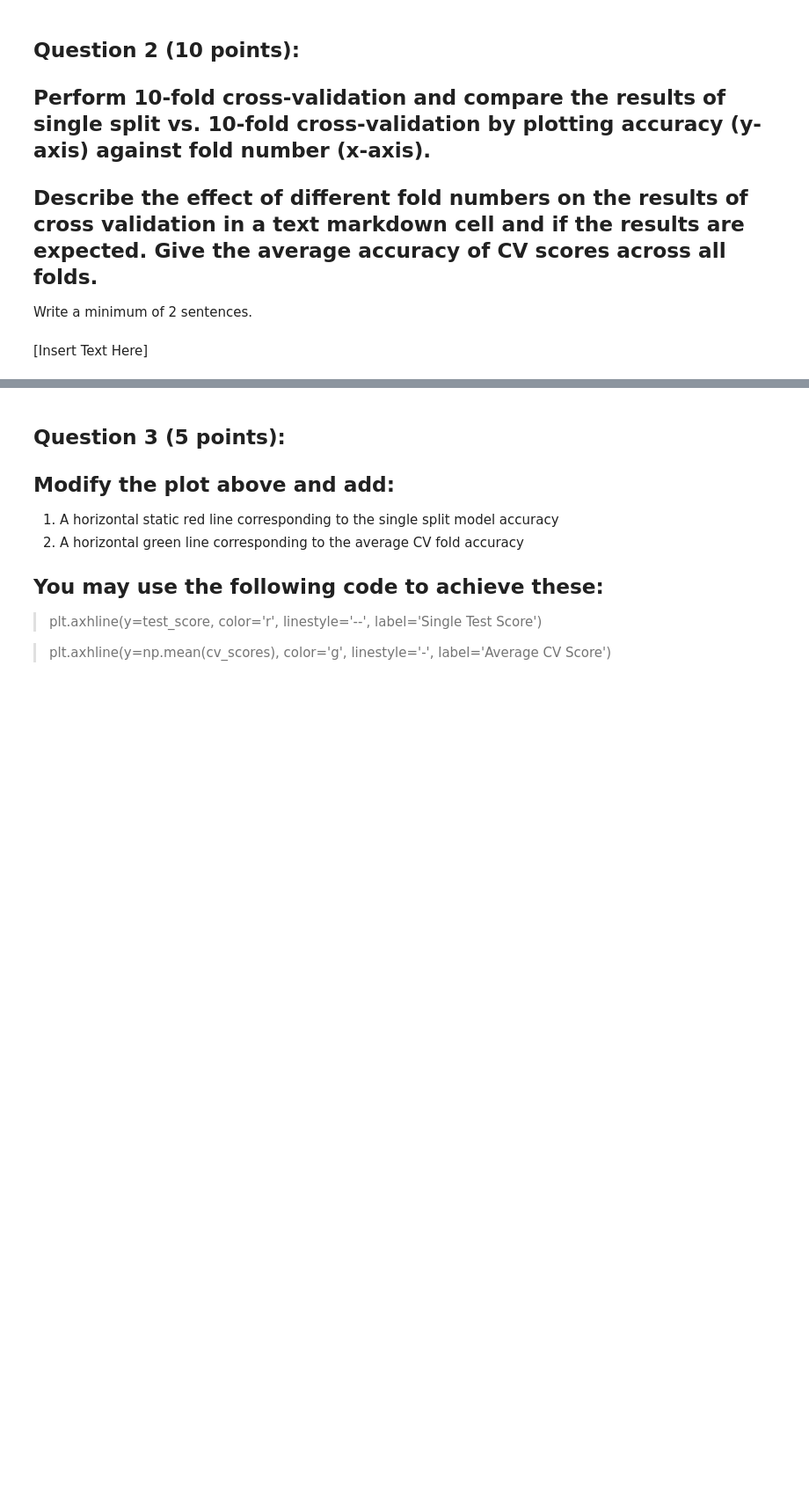
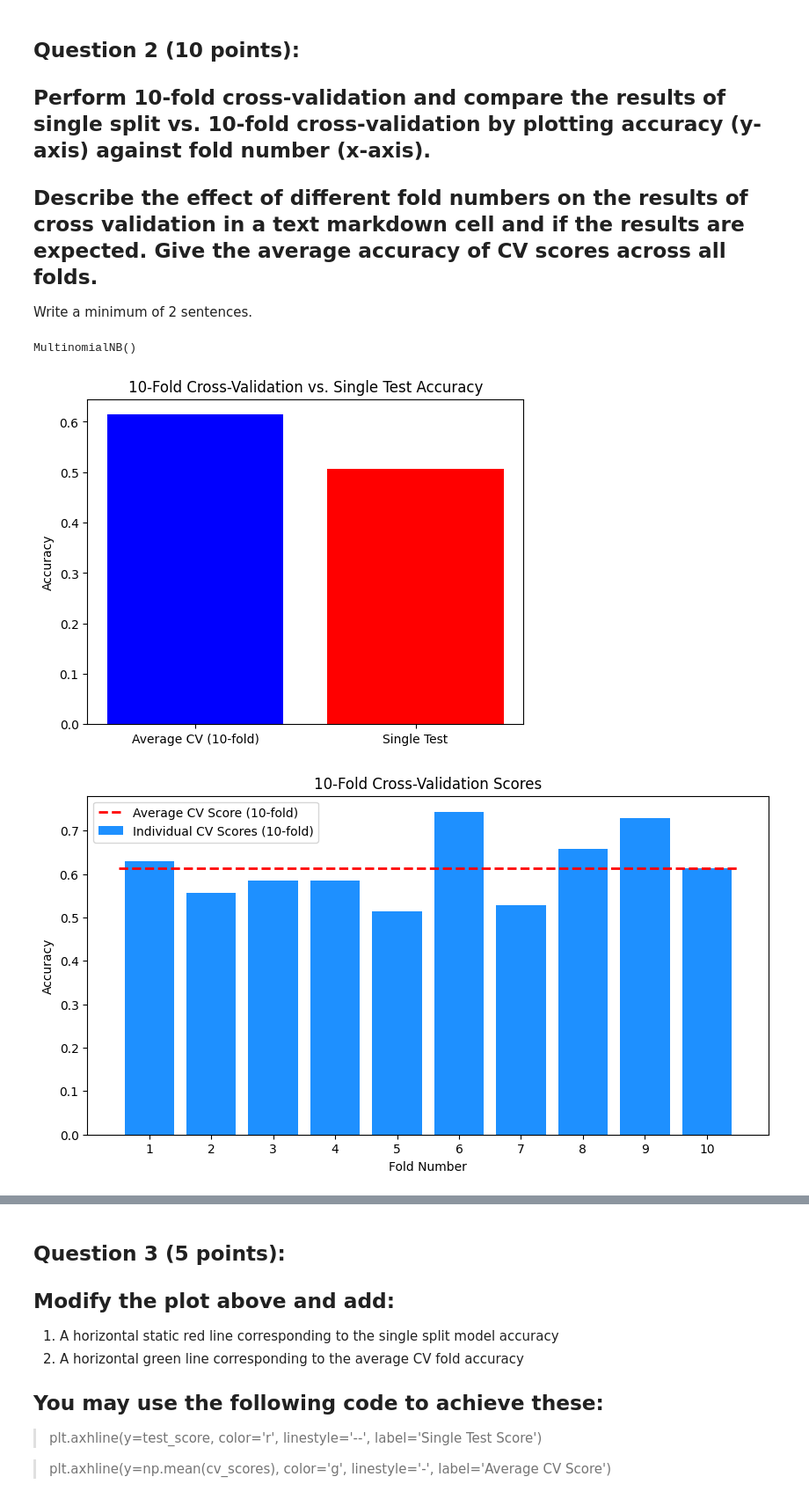
Before and after one commit to tracyhua2/DS3001, a Jupyter notebook: Labs/Lab_2_Machine_Learning_Evaluation.ipynb, the cells around one changed output, grey strips where cells are left out. Shown at 88% size. Drawn from its saved outputs; the diff is of its cells as text; code cells hidden in the pictures; blank space fills up the shorter version.

```diff
--- a/Labs/Lab_2_Machine_Learning_Evaluation.ipynb
+++ b/Labs/Lab_2_Machine_Learning_Evaluation.ipynb
@@ -455,3 +456,12 @@ X_train, X_test, y_train, y_test = train_test_split(X, y, test_size=0.3, random_
 # %% [markdown]
 
 ## **Question 1 (5 points):** Fit a vanilla KNN classifier on the training set and evaluate (predict) on the test set. Store the accuracy of this model in a variable called test_score.
+# %%
+# K-Nearest Neighbor Model
+neigh2 = KNeighborsClassifier(n_neighbors=10)
+
+neigh2.fit(X_train, y_train)
+y_pred = neigh2.predict(X_test)
+
+test_score = accuracy_score(y_test, y_pred)
+test_score
@@ -462,5 +474,37 @@ X_train, X_test, y_train, y_test = train_test_split(X, y, test_size=0.3, random_
 
 ## Describe the effect of different fold numbers on the results of cross validation in a text markdown cell and if the results are expected. Give the average accuracy of CV scores across all folds.
 Write a minimum of 2 sentences.
-# %% [markdown]
-[Insert Text Here]
+# %%
+model = MultinomialNB()
+
+X_train_abs = abs(X_train)
+y_train_abs = abs(y_train)
+
+# 10-fold Cross-Validation
+cv_10 = StratifiedKFold(n_splits=10, shuffle=True, random_state=42)
+cv_10_scores = cross_val_score(model, X_train_abs, y_train_abs, cv=cv_10, scoring='accuracy')
+
+model.fit(X_train_abs, y_train_abs)
+# %% [output]
+MultinomialNB()
+# %%
+test_score_10 = model.score(X_test, y_test)
+
+plt.bar(['Average CV (10-fold)', 'Single Test'], [np.mean(cv_10_scores), test_score_10], color=['blue', 'red'])
+plt.ylabel('Accuracy')
+plt.title('10-Fold Cross-Validation vs. Single Test Accuracy')
+plt.show()
+
+plt.figure(figsize=(10, 5))
+x_range = np.arange(1, len(cv_10_scores) + 1)
+plt.bar(x_range, cv_10_scores, color='dodgerblue', label='Individual CV Scores (10-fold)')
+plt.plot([0.5, len(cv_10_scores) + 0.5], [np.mean(cv_10_scores)]*2, 'r--', label='Average CV Score (10-fold)', linewidth=2)
+plt.xlabel('Fold Number')
+plt.ylabel('Accuracy')
+plt.title('10-Fold Cross-Validation Scores')
+plt.xticks(x_range)
+plt.legend()
+plt.show()
+# %% [output]
+[figure, added]
+[figure, added]
```
Also changed, not shown: parts of 9 cells of this notebook.
